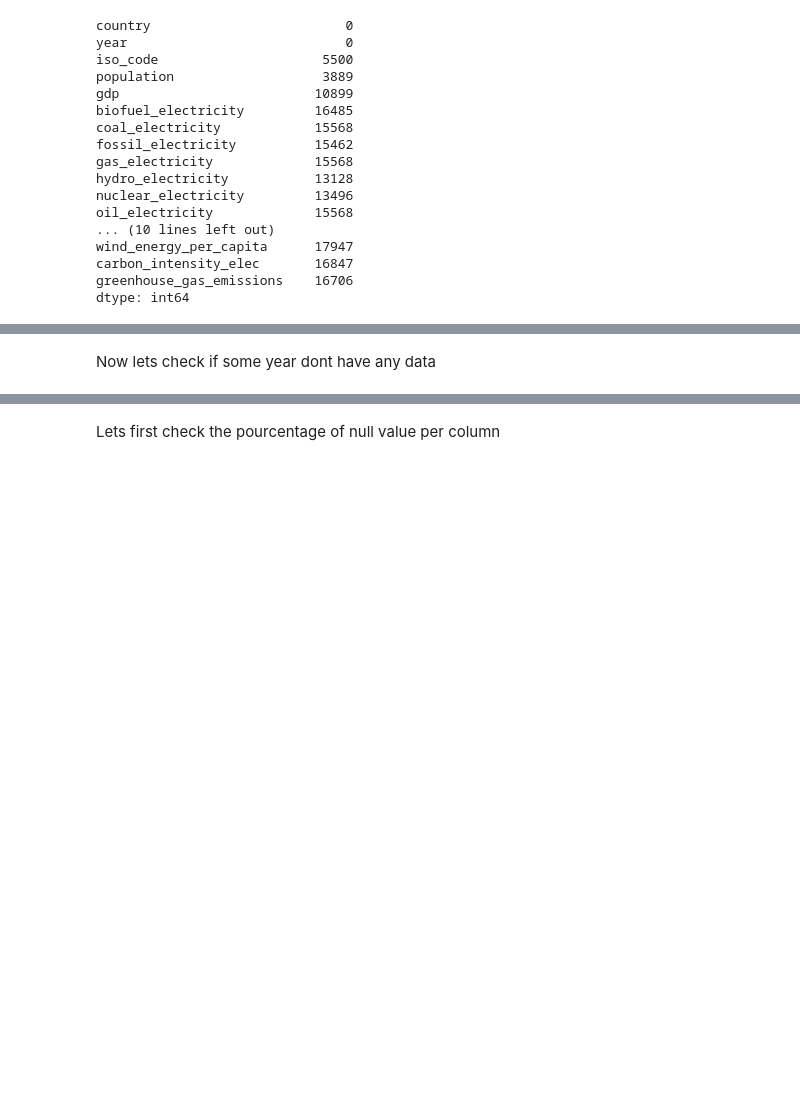
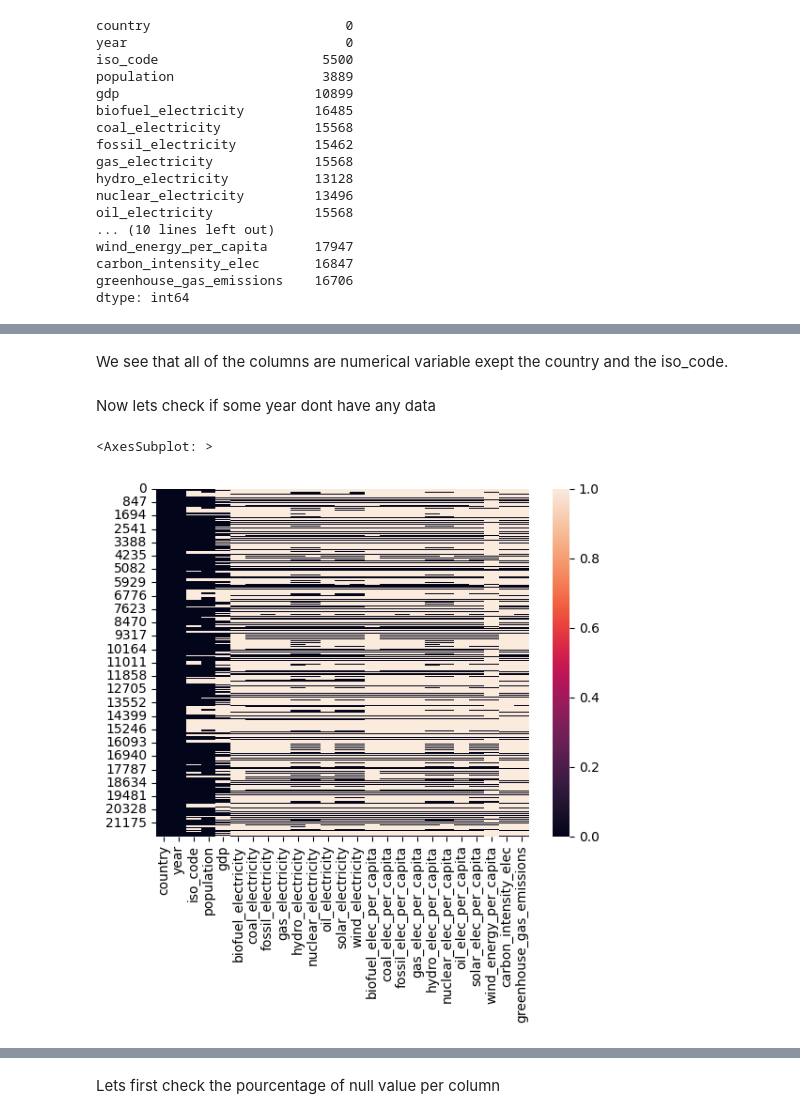
Before and after one commit to Bliights/A4_Explainability_AI, a Jupyter notebook: Project_Clément_MOLLY-MITTON_Paul_ESCALIER_Diane_VERBECQ_Raphaël_VIGNAL.ipynb, the cells around one changed output, grey strips where cells are left out. Saved outputs shown, nothing was run; the diff lists cells and outputs as text; code cells hidden in the pictures; blank space fills up the shorter version.

```diff
--- a/Project_Clément_MOLLY-MITTON_Paul_ESCALIER_Diane_VERBECQ_Raphaël_VIGNAL.ipynb
+++ b/Project_Clément_MOLLY-MITTON_Paul_ESCALIER_Diane_VERBECQ_Raphaël_VIGNAL.ipynb
@@ -140,5 +338,12 @@ dtype: int64
+# %% [markdown]
+We see that all of the columns are numerical variable exept the country and the iso_code.
 # %% [markdown]
 Now lets check if some year dont have any data
+# %%
+sns.heatmap(df_analysis.isnull())
+# %% [output]
+<AxesSubplot: >
+[figure, added]
 # %%
 plt.figure(figsize=(12, 6))
 sns.heatmap(df_analysis.isnull().groupby(df_analysis["year"]).sum().sum(axis=1).to_frame().T, cmap="viridis", cbar=True, yticklabels=False)
```
Also changed, not shown: parts of 22 cells of this notebook, 1 other file.
